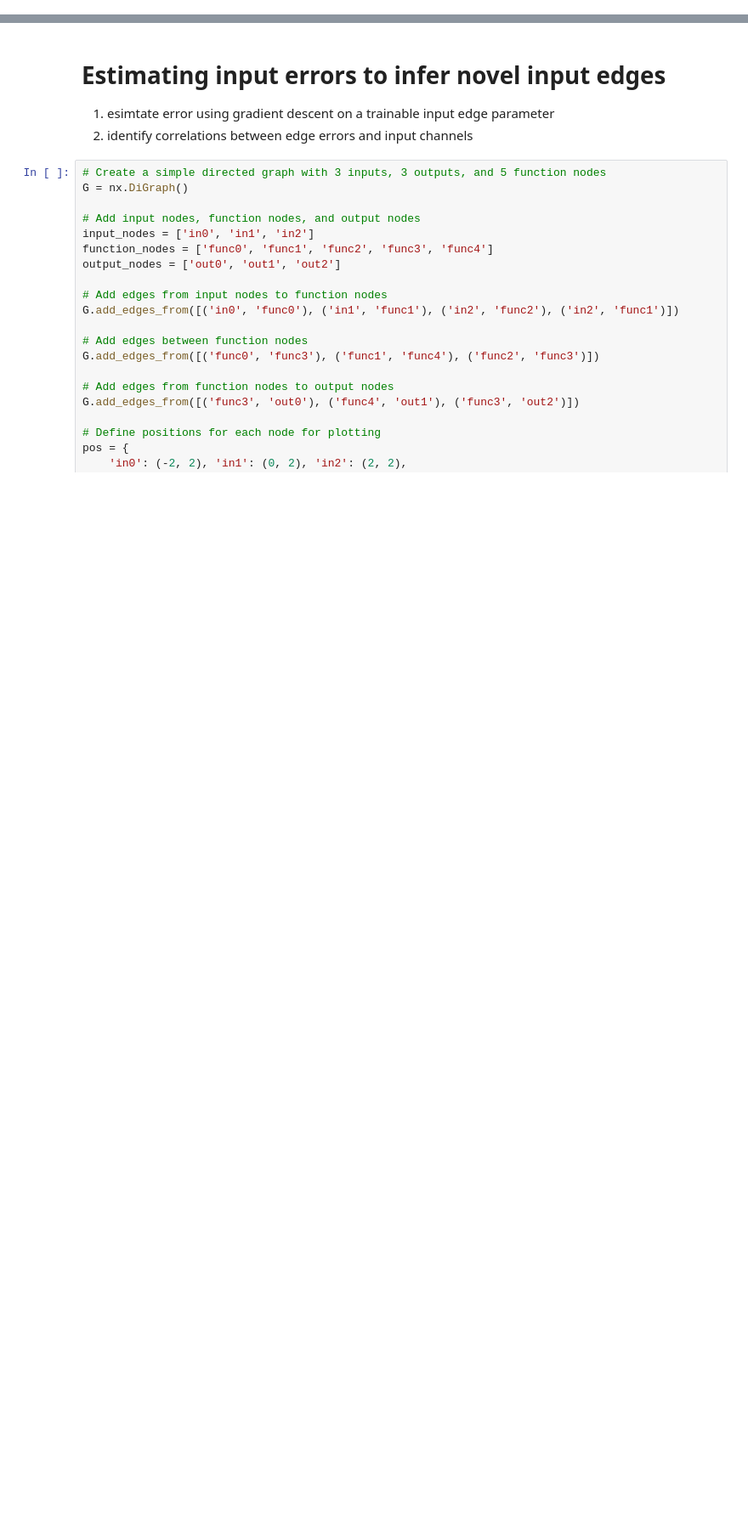
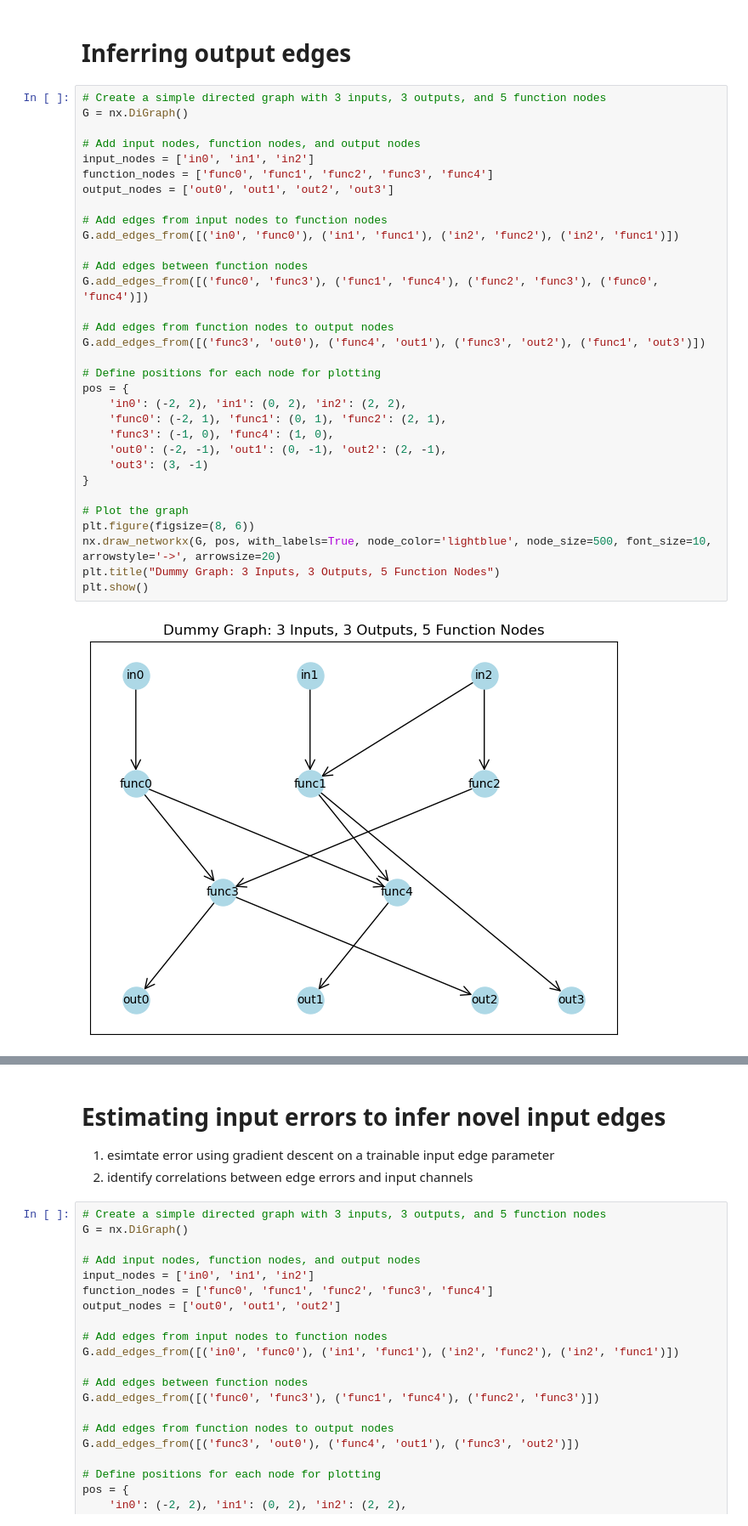
Before and after one commit to nathanieljevans/GSNN, a Jupyter notebook: docs/tutorials/dev/00_dev.ipynb, the cells around one changed output, grey strips where cells are left out. Shown at 85% size. Drawn from its saved outputs; the diff is of its cells as text; blank space fills up the shorter version.

Commit message:
output edge inferrer module added

```diff
--- a/docs/tutorials/dev/00_dev.ipynb
+++ b/docs/tutorials/dev/00_dev.ipynb
@@ -30,0 +28,36 @@ The autoreload extension is already loaded. To reload it, use:
+# %% [markdown]
+# Inferring output edges
+# %%
+# Create a simple directed graph with 3 inputs, 3 outputs, and 5 function nodes
+G = nx.DiGraph()
+
+# Add input nodes, function nodes, and output nodes
+input_nodes = ['in0', 'in1', 'in2']
+function_nodes = ['func0', 'func1', 'func2', 'func3', 'func4']
+output_nodes = ['out0', 'out1', 'out2', 'out3']
+
+# Add edges from input nodes to function nodes
+G.add_edges_from([('in0', 'func0'), ('in1', 'func1'), ('in2', 'func2'), ('in2', 'func1')])
+
+# Add edges between function nodes
+G.add_edges_from([('func0', 'func3'), ('func1', 'func4'), ('func2', 'func3'), ('func0', 'func4')])
+
+# Add edges from function nodes to output nodes
+G.add_edges_from([('func3', 'out0'), ('func4', 'out1'), ('func3', 'out2'), ('func1', 'out3')])
+
+# Define positions for each node for plotting
+pos = {
+    'in0': (-2, 2), 'in1': (0, 2), 'in2': (2, 2),
+    'func0': (-2, 1), 'func1': (0, 1), 'func2': (2, 1),
+    'func3': (-1, 0), 'func4': (1, 0),
+    'out0': (-2, -1), 'out1': (0, -1), 'out2': (2, -1),
+    'out3': (3, -1)
+}
+
+# Plot the graph
+plt.figure(figsize=(8, 6))
+nx.draw_networkx(G, pos, with_labels=True, node_color='lightblue', node_size=500, font_size=10, arrowstyle='->', arrowsize=20)
+plt.title("Dummy Graph: 3 Inputs, 3 Outputs, 5 Function Nodes")
+plt.show()
+# %% [output]
+[figure, added]
```
Also changed, not shown: parts of 14 cells of this notebook, 1 other file.
